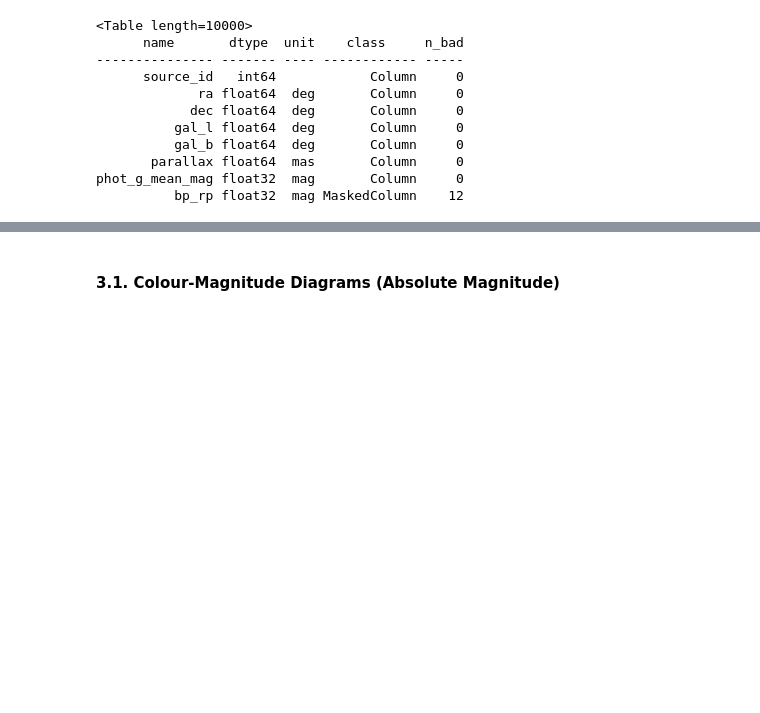
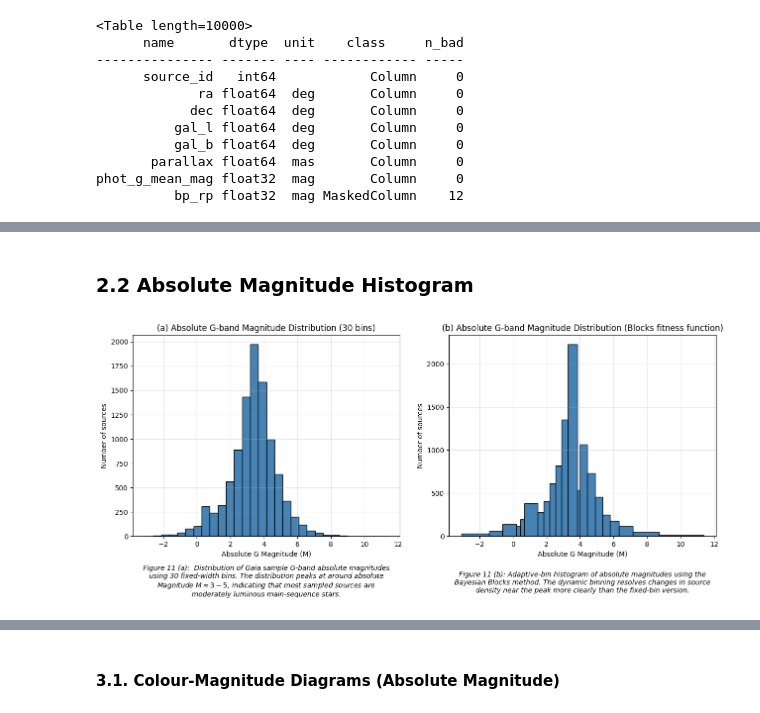
Before and after one commit to ThatDudeJude/stellar_explorer, a Jupyter notebook: notebooks/learning/11_histograms_cmds_HR.ipynb, the cells around one changed output, grey strips where cells are left out. Drawn from its saved outputs; the diff is of its cells as text; code cells hidden in the pictures; blank space fills up the shorter version.

```diff
--- a/notebooks/learning/11_histograms_cmds_HR.ipynb
+++ b/notebooks/learning/11_histograms_cmds_HR.ipynb
@@ -92 +139,36 @@ plt.show()
+# %% [markdown]
+### 2.2 Absolute Magnitude Histogram
+# %%
+fig, (ax1, ax2) = plt.subplots(1, 2, figsize=(13, 6))
+hist(table['abs_mag'], bins=30, ax=ax1, color='steelblue', edgecolor='black')
+ax1.set_title('(a) Absolute G-band Magnitude Distribution (30 bins)')
+ax1.set_xlabel('Absolute G Magnitude (M)')
+ax1.set_ylabel('Number of sources')
+ax1.grid(True, alpha=0.3)
+fig_caption = r"""Figure 11 (a):  Distribution of Gaia sample G-band absolute magnitudes using 30 fixed-width bins. The distribution peaks at around absolute
+Magnitude $M\approx 3-5$, indicating that most sampled sources are moderately luminous main-sequence stars.
+"""
+wrapper = textwrap.TextWrapper(width=71)
+lines = wrapper.wrap(text=fig_caption)
+fig_caption_wrapped = '\n'.join(lines)
+ax1.text(0.5, -0.3, fig_caption_wrapped, transform=ax1.transAxes, ha='center', fontsize=10, style='italic')
+
+hist(table['abs_mag'], bins='blocks', ax=ax2, color='steelblue', edgecolor='black')
+ax2.set_title('(b) Absolute G-band Magnitude Distribution (Blocks fitness function)')
+ax2.set_xlabel('Absolute G Magnitude (M)')
+ax2.set_ylabel('Number of sources')
+ax2.grid(True, alpha=0.3)
+fig_caption = """Figure 11 (b): Adaptive-bin histogram of absolute magnitudes using the Bayesian Blocks method. The dynamic binning resolves changes in source density near the peak more
+clearly than the fixed-bin version.
+"""
+wrapper = textwrap.TextWrapper(width=72)
+lines = wrapper.wrap(text=fig_caption)
+fig_caption_wrapped = '\n'.join(lines)
+ax2.text(0.5, -0.28, fig_caption_wrapped, transform=ax2.transAxes, ha='center', fontsize=10, style='italic')
+
+plt.tight_layout()
+plt.savefig('../../outputs/abs_mag_distribution.png', dpi=300, bbox_inches='tight')
+plt.show()
+# %% [output]
+[figure, added]
 # %% [markdown]
```
Also changed, not shown: parts of 19 cells of this notebook, 6 other files.
